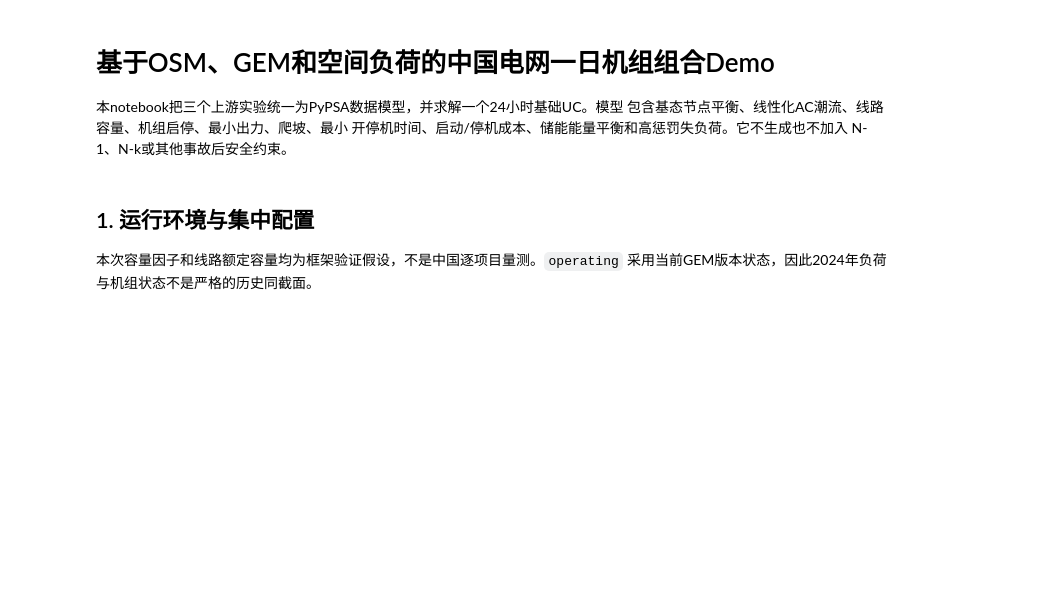
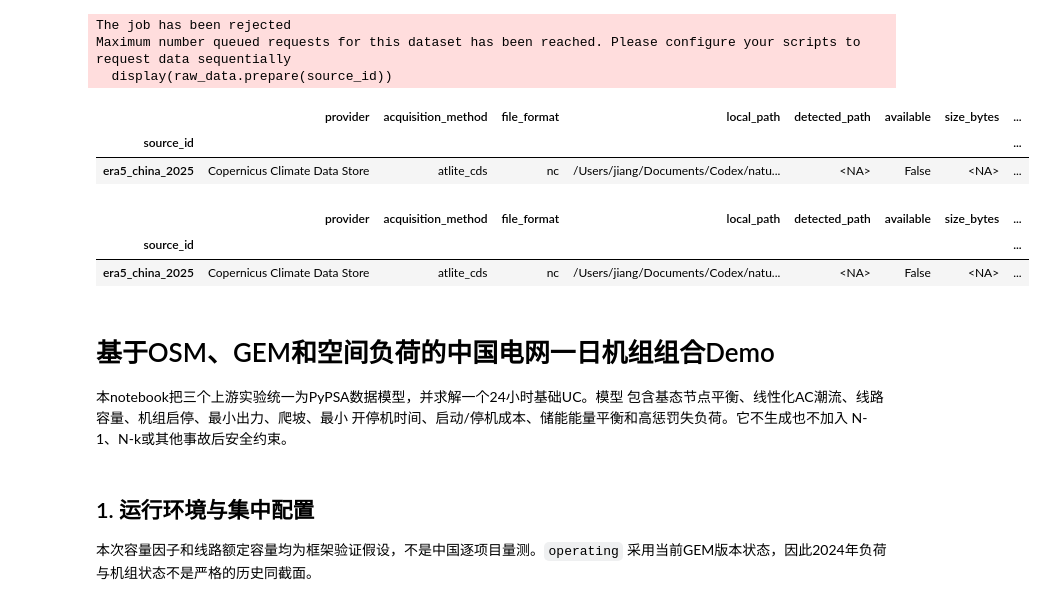
Before and after one commit to yibaoj/GridX, a Jupyter notebook: notebooks/uc_exp.ipynb, the cells around one changed output. Saved outputs shown, nothing was run; the diff lists cells and outputs as text; code cells hidden in the pictures; blank space fills up the shorter version.

```diff
--- a/notebooks/uc_exp.ipynb
+++ b/notebooks/uc_exp.ipynb
@@ -1,14 +1,55 @@
 # %%
-# Resolve the GridX project root after this notebook moved to notebooks/.
+import json
+import sys
 from pathlib import Path
-import os
-import sys
+import pandas as pd
 
-project_root = Path.cwd().resolve()
-if not (project_root / "src").is_dir():
-    project_root = project_root.parent
-if not (project_root / "src").is_dir():
-    raise RuntimeError("Run this notebook from the GridX repository.")
-os.chdir(project_root)
-if str(project_root) not in sys.path:
-    sys.path.insert(0, str(project_root))
+project_root = Path.cwd().parent
+sys.path.insert(0, str(project_root))
+
+from src.raw import RawDataManager
+
+catalog_path = Path(project_root / "config/raw_data_sources.csv")
+catalog = pd.read_csv(catalog_path, dtype=str, keep_default_na=False)
+
+source_id = "era5_china_2025"
+
+if source_id not in catalog["source_id"].values:
+    source = catalog.loc[
+        catalog["source_id"].eq("era5_china_2024")
+    ].iloc[0].copy()
+
+    options = json.loads(source["options_json"])
+    options.update(
+        start="2025-01-01 00:00",
+        end="2025-12-31 23:00",
+    )
+
+    source["source_id"] = source_id
+    source["local_path"] = "era5/era5_china_2025.nc"
+    source["version"] = "2025"
+    source["checksum_algorithm"] = ""
+    source["expected_checksum"] = ""
+    source["description"] = "ERA5 China weather cutout for 2025."
+    source["download_instructions"] = (
+        "Configure ~/.cdsapirc, accept the ERA5 licence, "
+        "then run RawDataManager.prepare('era5_china_2025')."
+    )
+    source["options_json"] = json.dumps(options, separators=(",", ":"))
+
+    catalog = pd.concat([catalog, source.to_frame().T], ignore_index=True)
+    catalog.to_csv(catalog_path, index=False)
+
+raw_data = RawDataManager(catalog_path=catalog_path)
+display(raw_data.prepare(source_id))
+display(raw_data.check(source_id))
+# %% [output]
+The job has been rejected
+Maximum number queued requests for this dataset has been reached. Please configure your scripts to request data sequentially
+  display(raw_data.prepare(source_id))
+|  | provider | acquisition_method | file_format | local_path | detected_path | available | size_bytes | ... |
+| source_id |  |  |  |  |  |  |  | ... |
+| era5_china_2025 | Copernicus Climate Data Store | atlite_cds | nc | /Users/jiang/Documents/Codex/natu... | <NA> | False | <NA> | ... |
+|  | provider | acquisition_method | file_format | local_path | detected_path | available | size_bytes | ... |
+| source_id |  |  |  |  |  |  |  | ... |
+| era5_china_2025 | Copernicus Climate Data Store | atlite_cds | nc | /Users/jiang/Documents/Codex/natu... | <NA> | False | <NA> | ... |
```
Also changed, not shown: parts of 1 cell of this notebook, 11 other files.
